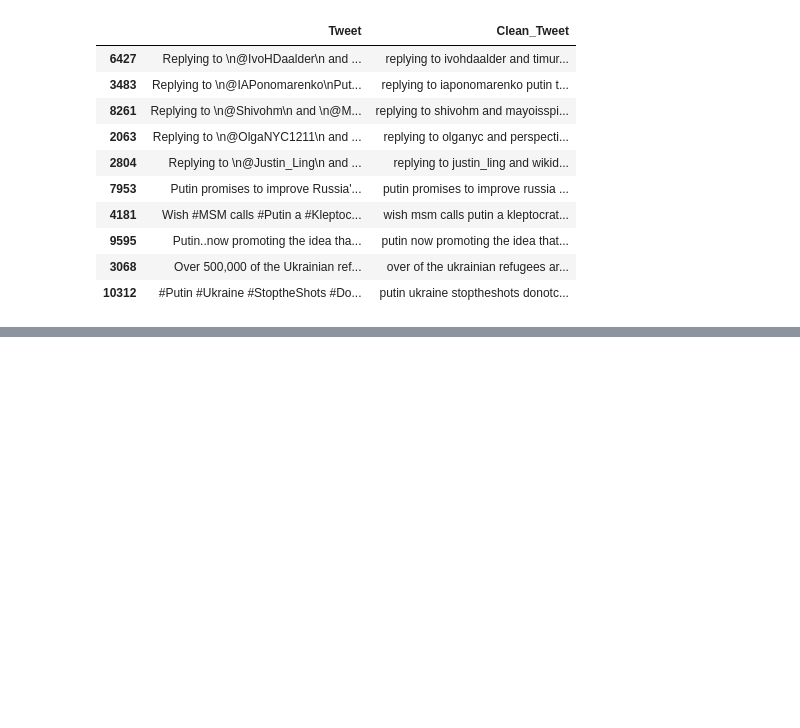
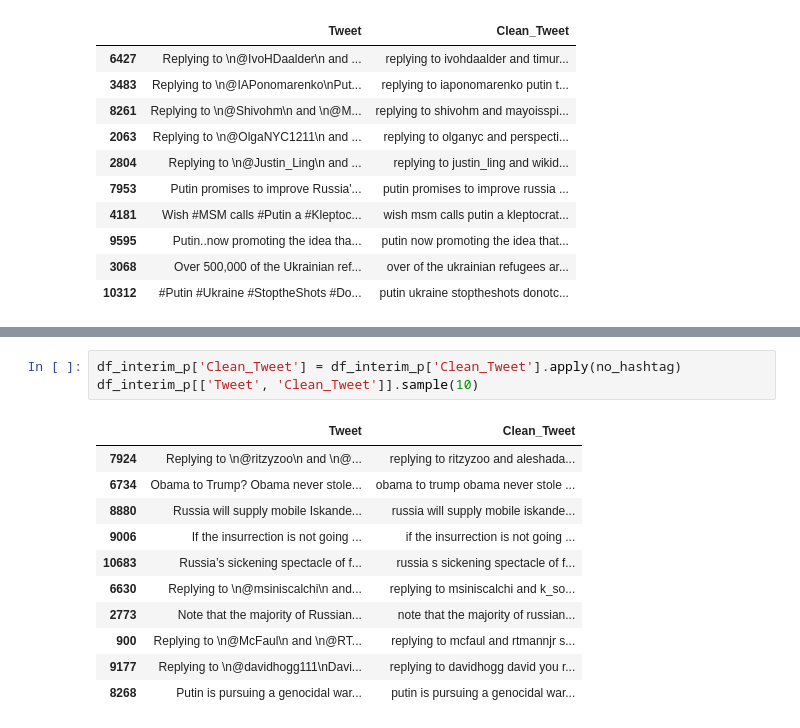
Before and after one commit to martina-nu/Proyecto-Final-ML, a Jupyter notebook: src/explore.ipynb, the cells around one changed output, grey strips where cells are left out. Drawn from its saved outputs; the diff is of its cells as text; blank space fills up the shorter version.

```diff
--- a/src/explore.ipynb
+++ b/src/explore.ipynb
@@ -423,0 +445,15 @@ df_interim_p[['Tweet', 'Clean_Tweet']].sample(10)
+# %%
+df_interim_p['Clean_Tweet'] = df_interim_p['Clean_Tweet'].apply(no_hashtag)
+df_interim_p[['Tweet', 'Clean_Tweet']].sample(10)
+# %% [output]
+|  | Tweet | Clean_Tweet |
+| 7924 | Replying to \n@ritzyzoo\n and \n@... | replying to ritzyzoo and aleshada... |
+| 6734 | Obama to Trump? Obama never stole... | obama to trump obama never stole ... |
+| 8880 | Russia will supply mobile Iskande... | russia will supply mobile iskande... |
+| 9006 | If the insurrection is not going ... | if the insurrection is not going ... |
+| 10683 | Russia’s sickening spectacle of f... | russia s sickening spectacle of f... |
+| 6630 | Replying to \n@msiniscalchi\n and... | replying to msiniscalchi and k_so... |
+| 2773 | Note that the majority of Russian... | note that the majority of russian... |
+| 900 | Replying to \n@McFaul\n and \n@RT... | replying to mcfaul and rtmannjr s... |
+| 9177 | Replying to \n@davidhogg111\nDavi... | replying to davidhogg david you r... |
+| 8268 | Putin is pursuing a genocidal war... | putin is pursuing a genocidal war... |
```
Also changed, not shown: parts of 7 cells of this notebook.
